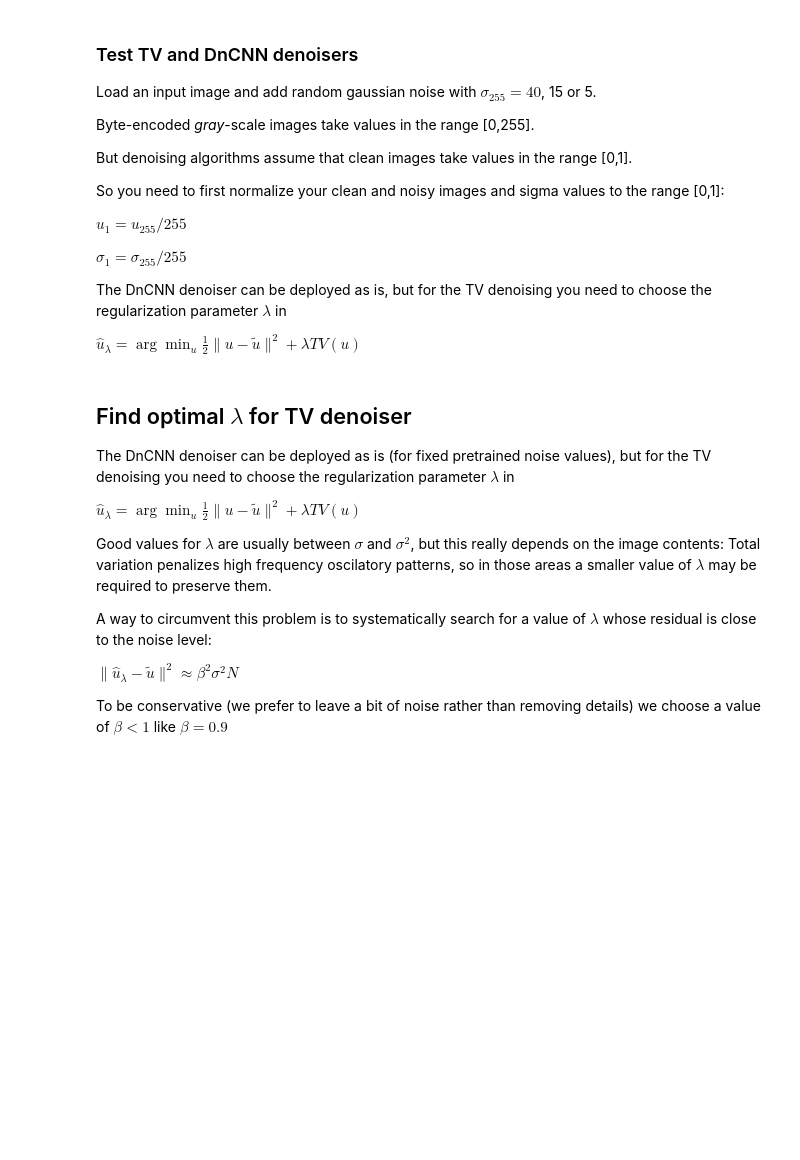
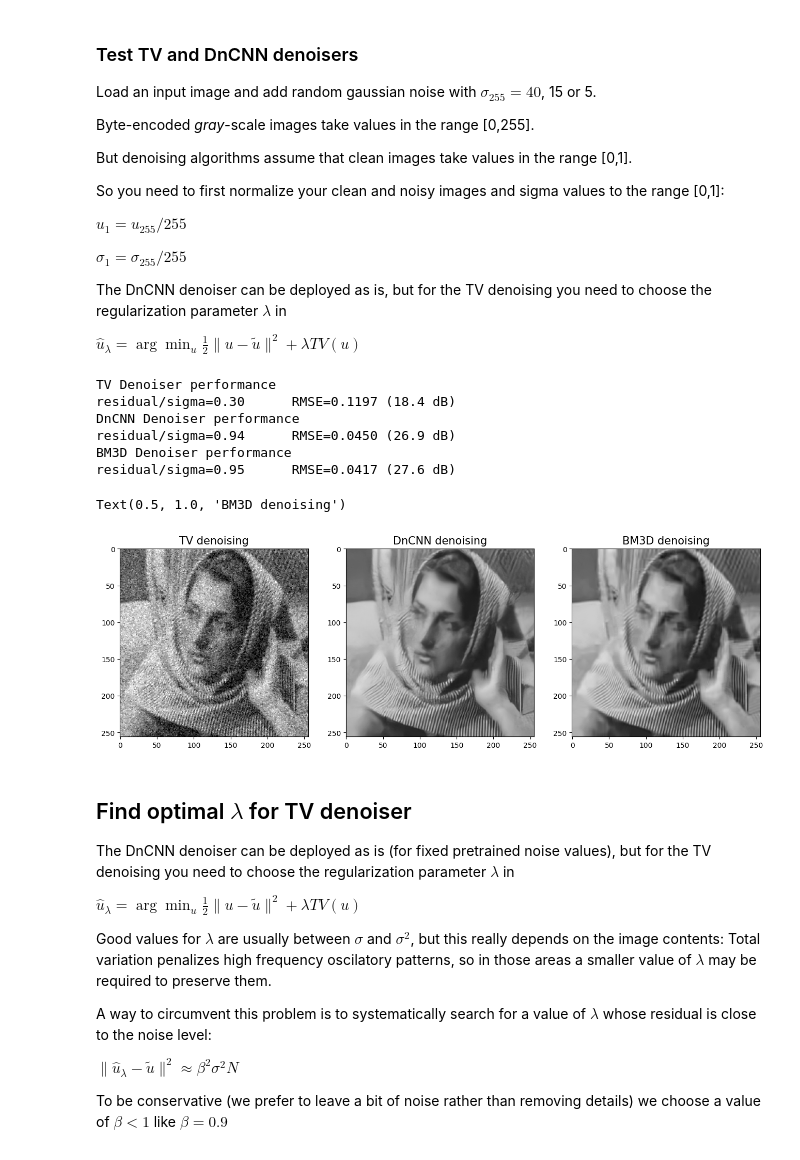
Before and after one commit to balthazarneveu/MVA24-delire, a Jupyter notebook: TP_2/PnP_TP.ipynb, the cells around one changed output. Saved outputs shown, nothing was run; the diff lists cells and outputs as text; code cells hidden in the pictures; blank space fills up the shorter version.

```diff
--- a/TP_2/PnP_TP.ipynb
+++ b/TP_2/PnP_TP.ipynb
@@ -211,44 +241,53 @@ denoiser = PyTorchDenoiser('DnCNN',sigma255,cuda=True,rescale=False)
 uDnCNN = denoiser.denoise(utilde)
 
 # BM3D denoiser With the default settings.
-#denoiser = BM3DDenoiser(sigma255)
-#uBM3D = denoiser.denoise(utilde)
+denoiser = BM3DDenoiser(sigma255)
+uBM3D = denoiser.denoise(utilde)
 
 # Print performance and plot results
 from utils.psnr import rmse, psnr
 # printperf(residual, L2err) :
 # -- prints out residual/sigma, rmse and psnr values
 # peak=np.linalg.norm(u);
 peak=1.0
 printperf = lambda residual,L2err : print('residual/sigma={:.2f}\t RMSE={:.4f} ({:.1f} dB)'.format(residual,L2err,20*np.log(peak/L2err)/np.log(10)))
 
 print('TV Denoiser performance')
 L2err = rmse(uTV,u)
 residual = rmse(uTV,utilde)
 printperf(residual/sigma1, L2err)
 
 print('DnCNN Denoiser performance')
 L2err = rmse(uDnCNN,u)
 residual = rmse(uDnCNN,utilde)
 printperf(residual/sigma1, L2err)
 
-#print('BM3D Denoiser performance')
-#L2err = rmse(uBM3D,u)
-#residual = rmse(uBM3D,utilde)
-#printperf(residual/sigma1, L2err)
+print('BM3D Denoiser performance')
+L2err = rmse(uBM3D,u)
+residual = rmse(uBM3D,utilde)
+printperf(residual/sigma1, L2err)
 
 
 # Show denoised images
 fig = plt.figure(figsize = (16,16))
 ax1 = fig.add_subplot(1,3,1)
 ax1.imshow(uTV, cmap = 'gray', vmin=0, vmax = 1)
 ax1.set_title('TV denoising', fontsize = 15)
 ax2 = fig.add_subplot(1,3,2)
 ax2.imshow(uDnCNN, cmap = 'gray', vmin=0, vmax = 1)
 ax2.set_title('DnCNN denoising', fontsize = 15)
-#ax3 = fig.add_subplot(1,3,3)
-#ax3.imshow(uBM3D, cmap = 'gray', vmin=0, vmax = 1)
-#ax3.set_title('BM3D denoising', fontsize = 15)
+ax3 = fig.add_subplot(1,3,3)
+ax3.imshow(uBM3D, cmap = 'gray', vmin=0, vmax = 1)
+ax3.set_title('BM3D denoising', fontsize = 15)
+# %% [output]
+TV Denoiser performance
+residual/sigma=0.30      RMSE=0.1197 (18.4 dB)
+DnCNN Denoiser performance
+residual/sigma=0.94      RMSE=0.0450 (26.9 dB)
+BM3D Denoiser performance
+residual/sigma=0.95      RMSE=0.0417 (27.6 dB)
+Text(0.5, 1.0, 'BM3D denoising')
+[figure, added]
 # %% [markdown]
 ## Find optimal $\lambda$ for TV denoiser
 
```
Also changed, not shown: parts of 14 cells of this notebook, 1 other file.
